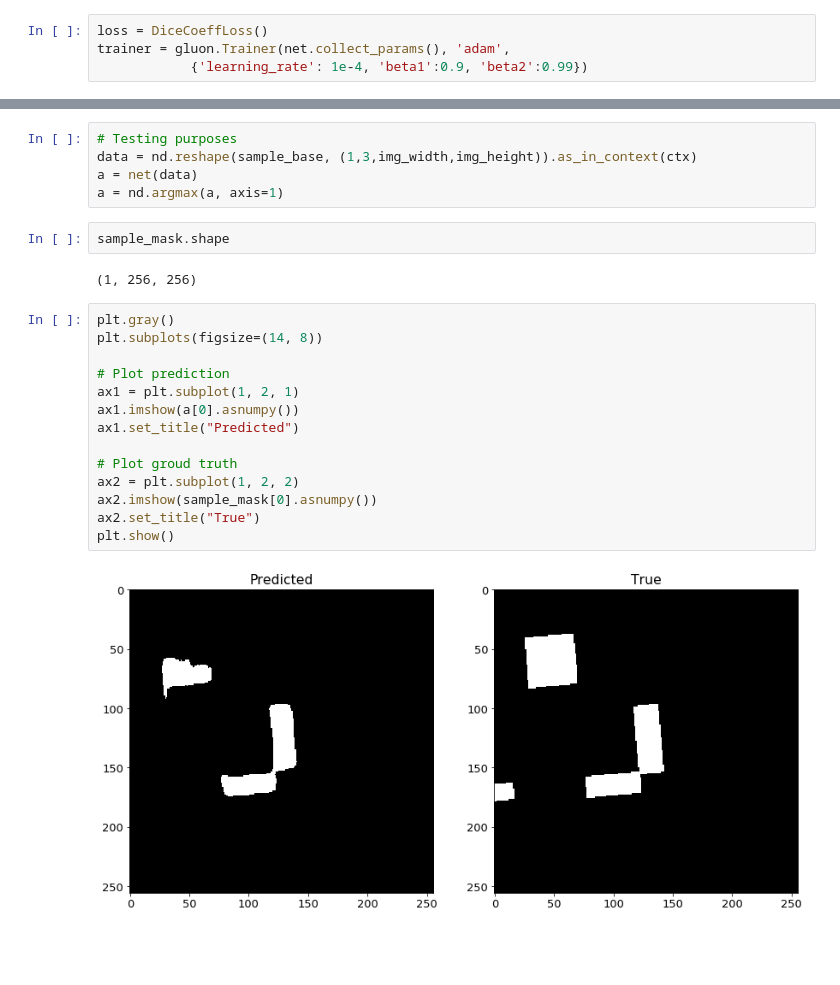
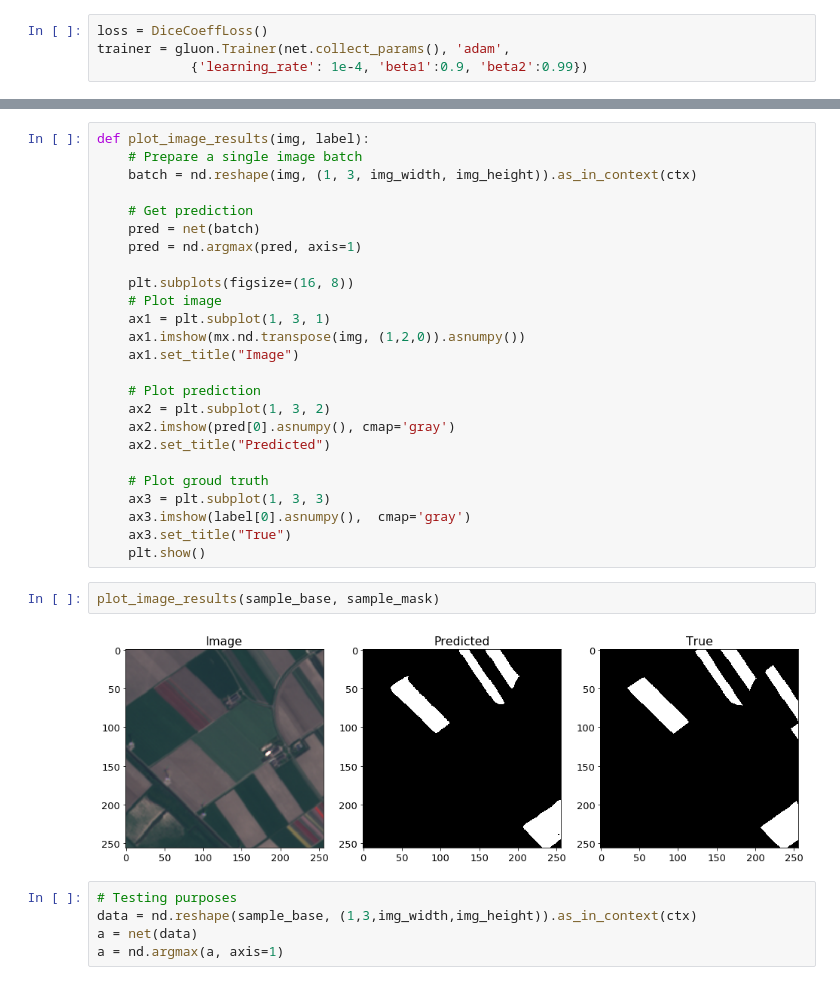
Before and after one commit to smarthi/satellite-images, a Jupyter notebook: segmentation/segmentation.ipynb, the cells around one changed output, grey strips where cells are left out. Drawn from its saved outputs; the diff is of its cells as text; blank space fills up the shorter version.

```diff
--- a/segmentation/segmentation.ipynb
+++ b/segmentation/segmentation.ipynb
@@ -504,25 +490,34 @@ plt.show()
+# %%
+def plot_image_results(img, label):
+    # Prepare a single image batch
+    batch = nd.reshape(img, (1, 3, img_width, img_height)).as_in_context(ctx)
+
+    # Get prediction
+    pred = net(batch)
+    pred = nd.argmax(pred, axis=1)
+
+    plt.subplots(figsize=(16, 8))
+    # Plot image
+    ax1 = plt.subplot(1, 3, 1)
+    ax1.imshow(mx.nd.transpose(img, (1,2,0)).asnumpy())
+    ax1.set_title("Image")
+
+    # Plot prediction
+    ax2 = plt.subplot(1, 3, 2)
+    ax2.imshow(pred[0].asnumpy(), cmap='gray')
+    ax2.set_title("Predicted")
+
+    # Plot groud truth
+    ax3 = plt.subplot(1, 3, 3)
+    ax3.imshow(label[0].asnumpy(),  cmap='gray')
+    ax3.set_title("True")
+    plt.show()
+# %%
+plot_image_results(sample_base, sample_mask)
+# %% [output]
+[figure, added]
 # %%
 # Testing purposes
 data = nd.reshape(sample_base, (1,3,img_width,img_height)).as_in_context(ctx)
 a = net(data)
 a = nd.argmax(a, axis=1)
-# %%
-sample_mask.shape
-# %% [output]
-(1, 256, 256)
-# %%
-plt.gray()
-plt.subplots(figsize=(14, 8))
-
-# Plot prediction
-ax1 = plt.subplot(1, 2, 1)
-ax1.imshow(a[0].asnumpy())
-ax1.set_title("Predicted")
-
-# Plot groud truth
-ax2 = plt.subplot(1, 2, 2)
-ax2.imshow(sample_mask[0].asnumpy())
-ax2.set_title("True")
-plt.show()
-# %% [output]
-[figure, removed]
```
Also changed, not shown: parts of 11 cells of this notebook, 6 other files.
